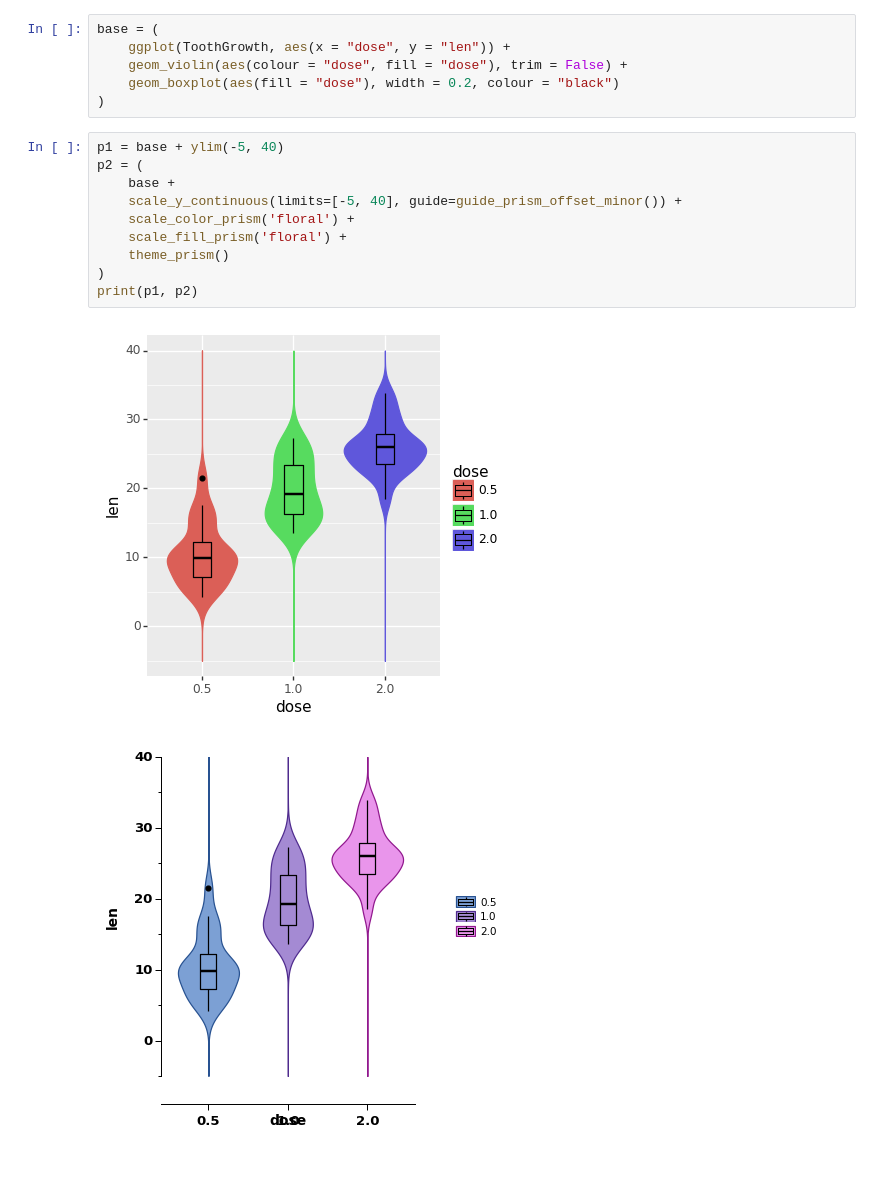
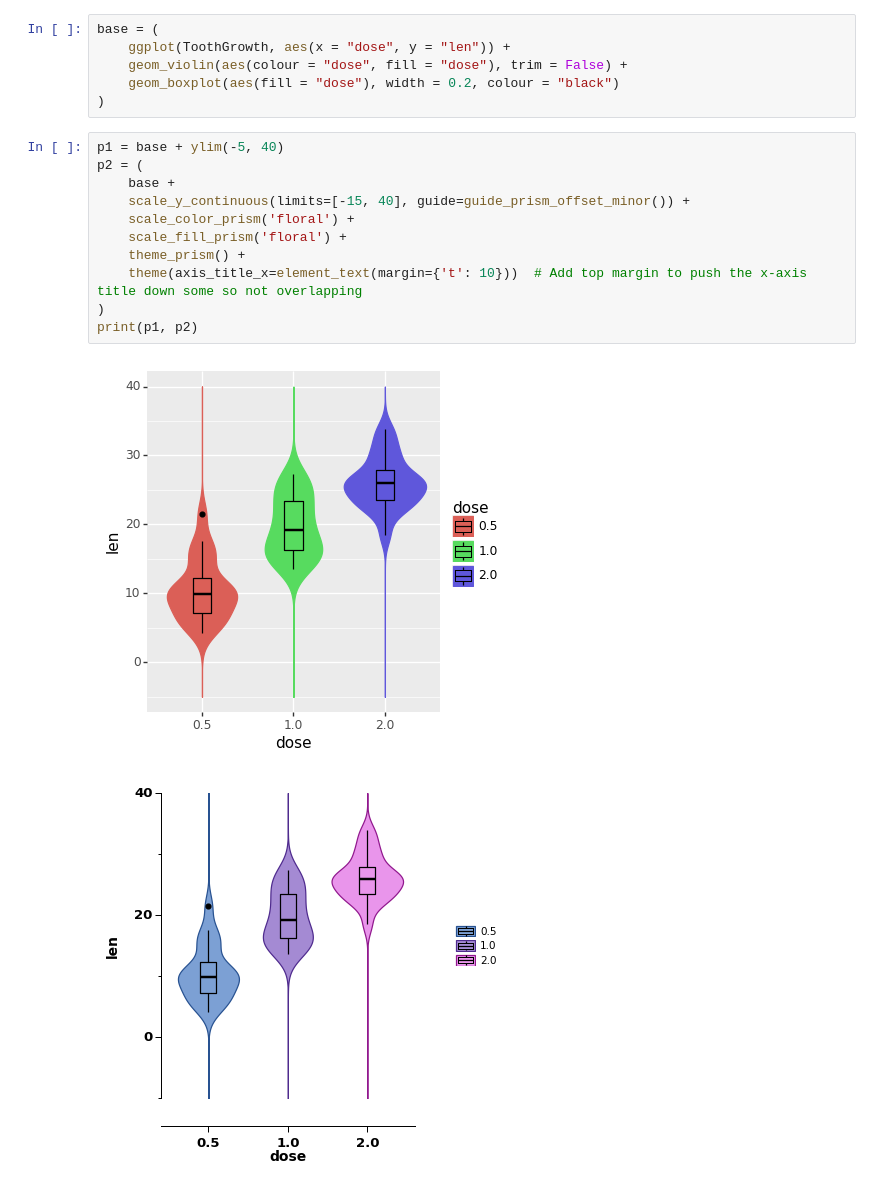
Before and after one commit to fomightez/plotnine_prism-binder, a Jupyter notebook: notebooks/README.ipynb, the cells around one changed output. Drawn from its saved outputs; the diff is of its cells as text.

Commit message:
add fix for label overlap in README.ipynb example with prism styling

```diff
--- a/notebooks/README.ipynb
+++ b/notebooks/README.ipynb
@@ -20,13 +20,14 @@ base = (
 # %%
 p1 = base + ylim(-5, 40)
 p2 = (
     base +
-    scale_y_continuous(limits=[-5, 40], guide=guide_prism_offset_minor()) +
+    scale_y_continuous(limits=[-15, 40], guide=guide_prism_offset_minor()) +
     scale_color_prism('floral') +
     scale_fill_prism('floral') +
-    theme_prism()
+    theme_prism() +
+    theme(axis_title_x=element_text(margin={'t': 10}))  # Add top margin to push the x-axis title down some so not overlapping
 )
 print(p1, p2)
 # %% [output]
 [figure]
-[figure, old version]
+[figure, new version]
```
